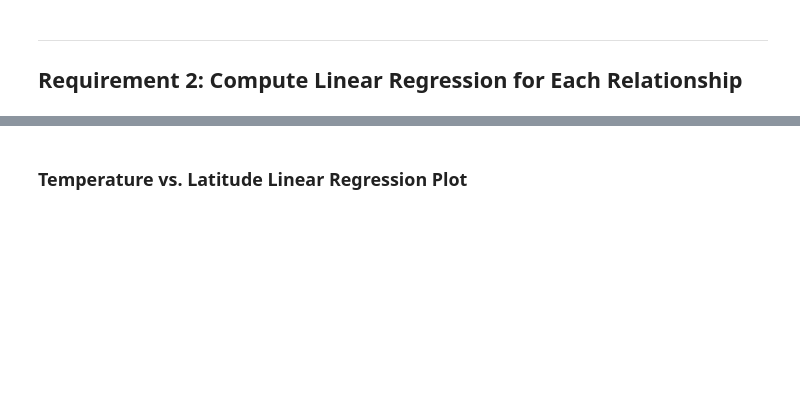
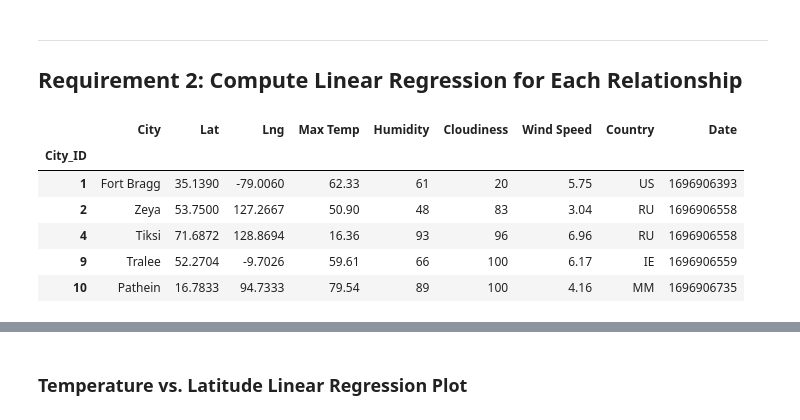
Before and after one commit to cihung/python-api-challenge, a Jupyter notebook: WeatherPy/WeatherPy.ipynb, the cells around one changed output, grey strips where cells are left out. Cells and saved outputs as stored; diff of their text form; code cells hidden in the pictures; blank space fills up the shorter version.

```diff
--- a/WeatherPy/WeatherPy.ipynb
+++ b/WeatherPy/WeatherPy.ipynb
@@ -224,10 +267,18 @@ def linear (x_values, y_values):
     print(f'The r-value is: {rvalue}')
 # %%
 # Create a DataFrame with the Northern Hemisphere data (Latitude >= 0)
-northern_hemi_df = city_data_df[city_data_df["lat"]>= 0]
+northern_hemi_df = city_data_df[city_data_df['Lat']>= 0]
 
 # Display sample data
 northern_hemi_df.head()
+# %% [output]
+|  | City | Lat | Lng | Max Temp | Humidity | Cloudiness | Wind Speed | Country | Date |
+| City_ID |  |  |  |  |  |  |  |  |  |
+| 1 | Fort Bragg | 35.1390 | -79.0060 | 62.33 | 61 | 20 | 5.75 | US | 1696906393 |
+| 2 | Zeya | 53.7500 | 127.2667 | 50.90 | 48 | 83 | 3.04 | RU | 1696906558 |
+| 4 | Tiksi | 71.6872 | 128.8694 | 16.36 | 93 | 96 | 6.96 | RU | 1696906558 |
+| 9 | Tralee | 52.2704 | -9.7026 | 59.61 | 66 | 100 | 6.17 | IE | 1696906559 |
+| 10 | Pathein | 16.7833 | 94.7333 | 79.54 | 89 | 100 | 4.16 | MM | 1696906735 |
 # %%
 # Create a DataFrame with the Southern Hemisphere data (Latitude < 0)
 southern_hemi_df = city_data_df[city_data_df ["Lat"] < 0]
```
Also changed, not shown: parts of 20 cells of this notebook, 9 other files.
